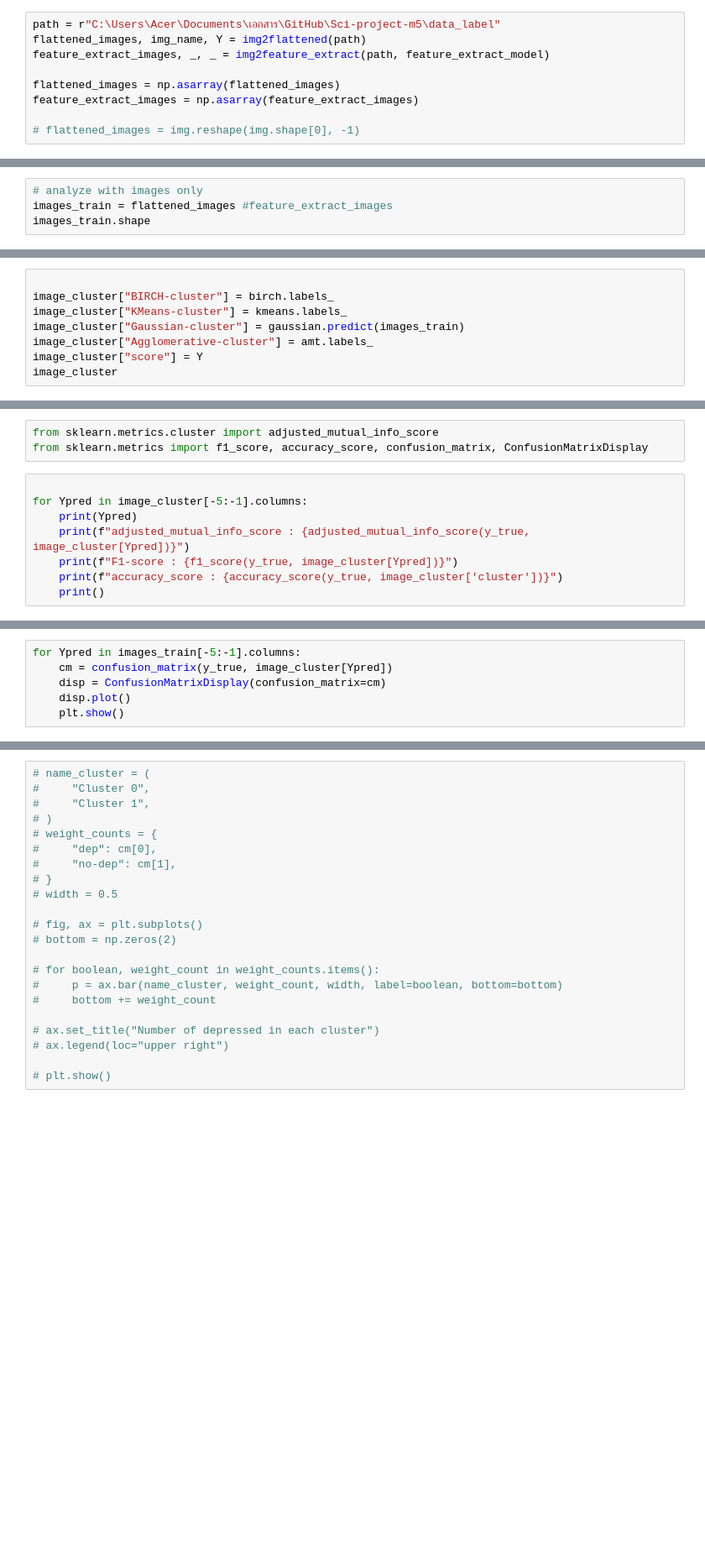
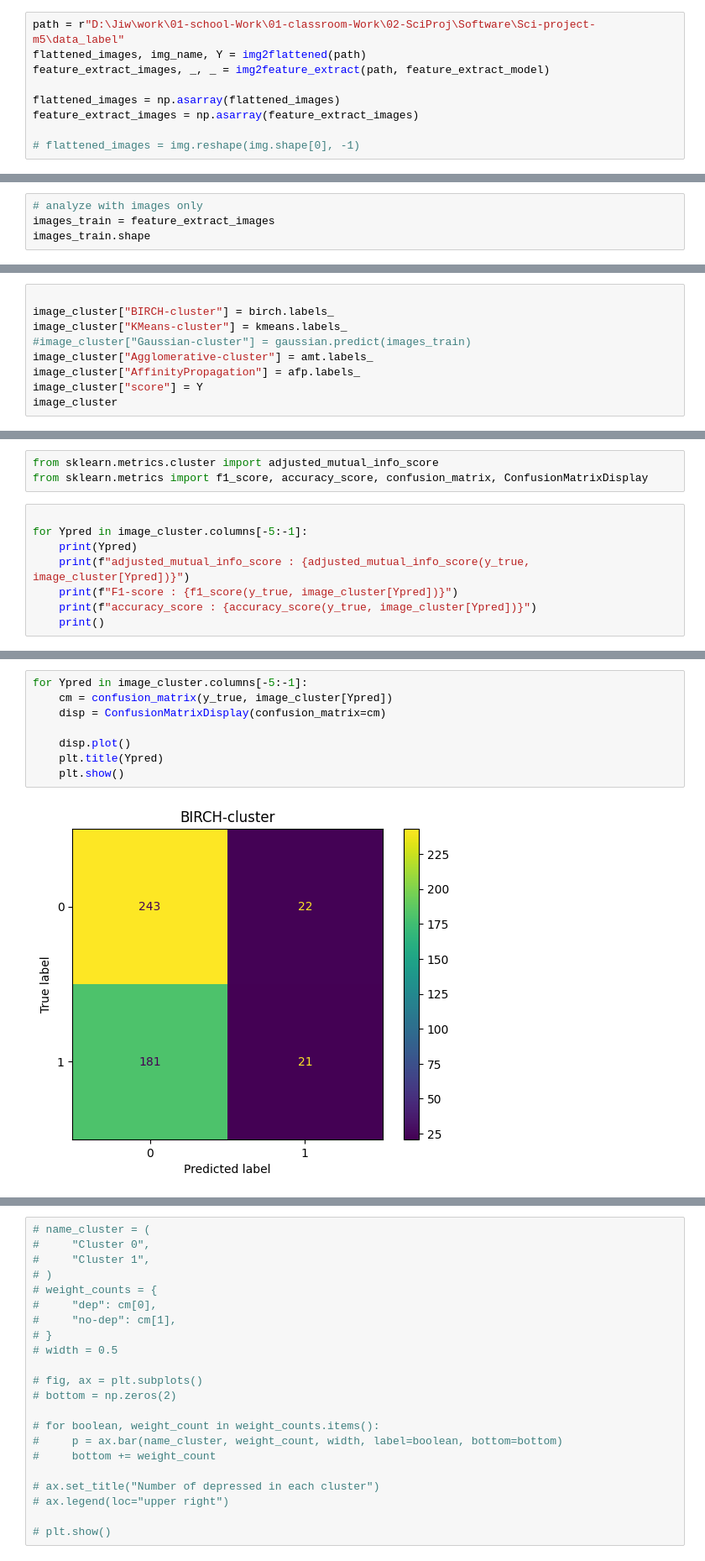
Before and after one commit to Marinku099/Sci-project-m5, a Jupyter notebook: Code/Depressed_DataClustering.ipynb, the cells around one changed output, grey strips where cells are left out. Shown: that part at 84% size. Drawn from its saved outputs; the diff is of its cells as text; blank space fills up the shorter version.

```diff
--- a/Code/Depressed_DataClustering.ipynb
+++ b/Code/Depressed_DataClustering.ipynb
@@ -119,5 +120,5 @@ feature_extract_model = Model(inputs=feature_extract_model.inputs, outputs=featu
 # %%
-path = r"C:\Users\Acer\Documents\เอกสาร\GitHub\Sci-project-m5\data_label"
+path = r"D:\Jiw\work\01-school-Work\01-classroom-Work\02-SciProj\Software\Sci-project-m5\data_label"
 flattened_images, img_name, Y = img2flattened(path)
 feature_extract_images, _, _ = img2feature_extract(path, feature_extract_model)
 
@@ -128,5 +132,5 @@ feature_extract_images = np.asarray(feature_extract_images)
 # %%
 # analyze with images only
-images_train = flattened_images #feature_extract_images
+images_train = feature_extract_images
 images_train.shape
 # %% [output]
@@ -160,7 +200,8 @@ def labelscore(ID):
 
 image_cluster["BIRCH-cluster"] = birch.labels_
 image_cluster["KMeans-cluster"] = kmeans.labels_
-image_cluster["Gaussian-cluster"] = gaussian.predict(images_train)
+#image_cluster["Gaussian-cluster"] = gaussian.predict(images_train)
 image_cluster["Agglomerative-cluster"] = amt.labels_
+image_cluster["AffinityPropagation"] = afp.labels_
 image_cluster["score"] = Y
 image_cluster
@@ -186,9 +241,9 @@ from sklearn.metrics.cluster import adjusted_mutual_info_score
 from sklearn.metrics import f1_score, accuracy_score, confusion_matrix, ConfusionMatrixDisplay
 # %%
 
-for Ypred in image_cluster[-5:-1].columns:
+for Ypred in image_cluster.columns[-5:-1]:
     print(Ypred)
     print(f"adjusted_mutual_info_score : {adjusted_mutual_info_score(y_true, image_cluster[Ypred])}")
     print(f"F1-score : {f1_score(y_true, image_cluster[Ypred])}")
-    print(f"accuracy_score : {accuracy_score(y_true, image_cluster['cluster'])}")
+    print(f"accuracy_score : {accuracy_score(y_true, image_cluster[Ypred])}")
     print()
@@ -195,6 +284,10 @@ for Ypred in image_cluster[-5:-1].columns:
 # %%
-for Ypred in images_train[-5:-1].columns:
+for Ypred in image_cluster.columns[-5:-1]:
     cm = confusion_matrix(y_true, image_cluster[Ypred])
     disp = ConfusionMatrixDisplay(confusion_matrix=cm)
+
     disp.plot()
+    plt.title(Ypred)
     plt.show()
+# %% [output]
+[figure, added]
```
Also changed, not shown: parts of 22 cells of this notebook.
